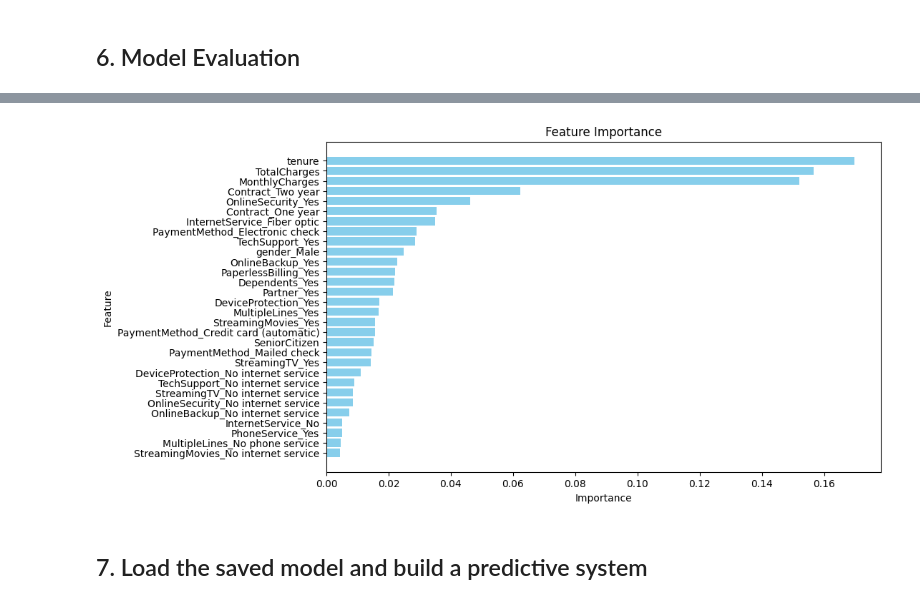
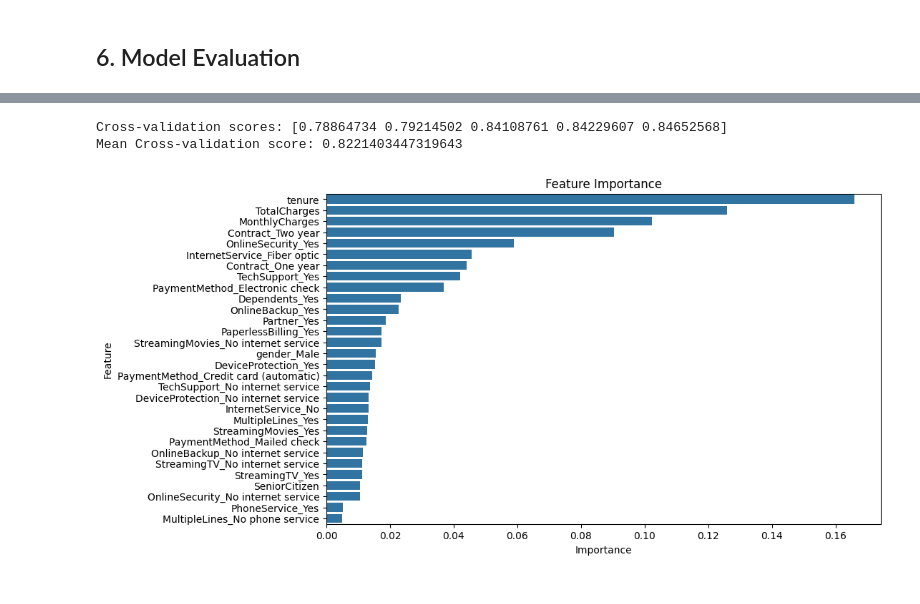
Before and after one commit to bonareri/Machine_Learning_1, a Jupyter notebook: Customer_churn.ipynb, the cells around one changed output, grey strips where cells are left out. Saved outputs shown, nothing was run; the diff lists cells and outputs as text; code cells hidden in the pictures.

```diff
--- a/Customer_churn.ipynb
+++ b/Customer_churn.ipynb
@@ -432 +441,22 @@ X_train_smote, y_train_smote = smote.fit_resample(X_train, y_train)
 rf_model = RandomForestClassifier(random_state=42)
+# %%
+# Define the parameter grid
+param_grid = {
+    'n_estimators': [100, 200, 300],
+    'max_depth': [None, 10, 20],
+    'min_samples_split': [2, 5, 10],
+    'min_samples_leaf': [1, 2, 4],
+    'max_features': ['auto', 'sqrt', 'log2']
+}
+
+# Use RandomizedSearchCV instead of GridSearchCV
+random_search = RandomizedSearchCV(estimator=rf_model, param_distributions=param_grid,
+                                   n_iter=10, cv=3, n_jobs=-1, verbose=2, scoring='accuracy', random_state=42)
+
+random_search.fit(X_train_smote, y_train_smote)
+
+# Get the best model from random search
+best_rf_model = random_search.best_estimator_
+
+# Print the best parameters found
+print("Best Hyperparameters from Randomized Search:", random_search.best_params_)
@@ -433,4 +466,4 @@ rf_model = RandomForestClassifier(random_state=42)
 # %%
-# Train the model on SMOTE-resampled data
-rf_model.fit(X_train_smote, y_train_smote)
+# Step 5: Train the model with the best hyperparameters
+best_rf_model.fit(X_train_smote, y_train_smote)
 # %% [output]
@@ -466,19 +540,21 @@ NameError: name 'precision_score' is not defined
+# %%
+# Cross-validation for RandomForestClassifier
+cv_scores = cross_val_score(best_rf_model, X_train_smote, y_train_smote, cv=5, scoring='accuracy')
+print(f"Cross-validation scores: {cv_scores}")
+print(f"Mean Cross-validation score: {np.mean(cv_scores)}")
+# %% [output]
+Cross-validation scores: [0.78864734 0.79214502 0.84108761 0.84229607 0.84652568]
+Mean Cross-validation score: 0.8221403447319643
 # %%
-# Feature Importance
-feature_importances = pd.DataFrame({
-    'Feature': X_train.columns,
-    'Importance': rf_model.feature_importances_
-}).sort_values(by='Importance', ascending=False)
+# Plot Feature Importance
+feature_importances = best_rf_model.feature_importances_
+feature_names = X_train_smote.columns
+importance_df = pd.DataFrame({'Feature': feature_names, 'Importance': feature_importances})
+importance_df = importance_df.sort_values(by='Importance', ascending=False)
 
-# Plot Feature Importance
 plt.figure(figsize=(10, 6))
-plt.barh(feature_importances['Feature'], feature_importances['Importance'], color='skyblue')
-plt.gca().invert_yaxis()
+sns.barplot(x='Importance', y='Feature', data=importance_df)
 plt.title('Feature Importance')
-plt.xlabel('Importance')
-plt.ylabel('Feature')
 plt.show()
 # %% [output]
-[figure, old version]
+[figure, new version]
-# %% [markdown]
-## 7. Load the saved model and build a predictive system
```
Also changed, not shown: parts of 22 cells of this notebook.
